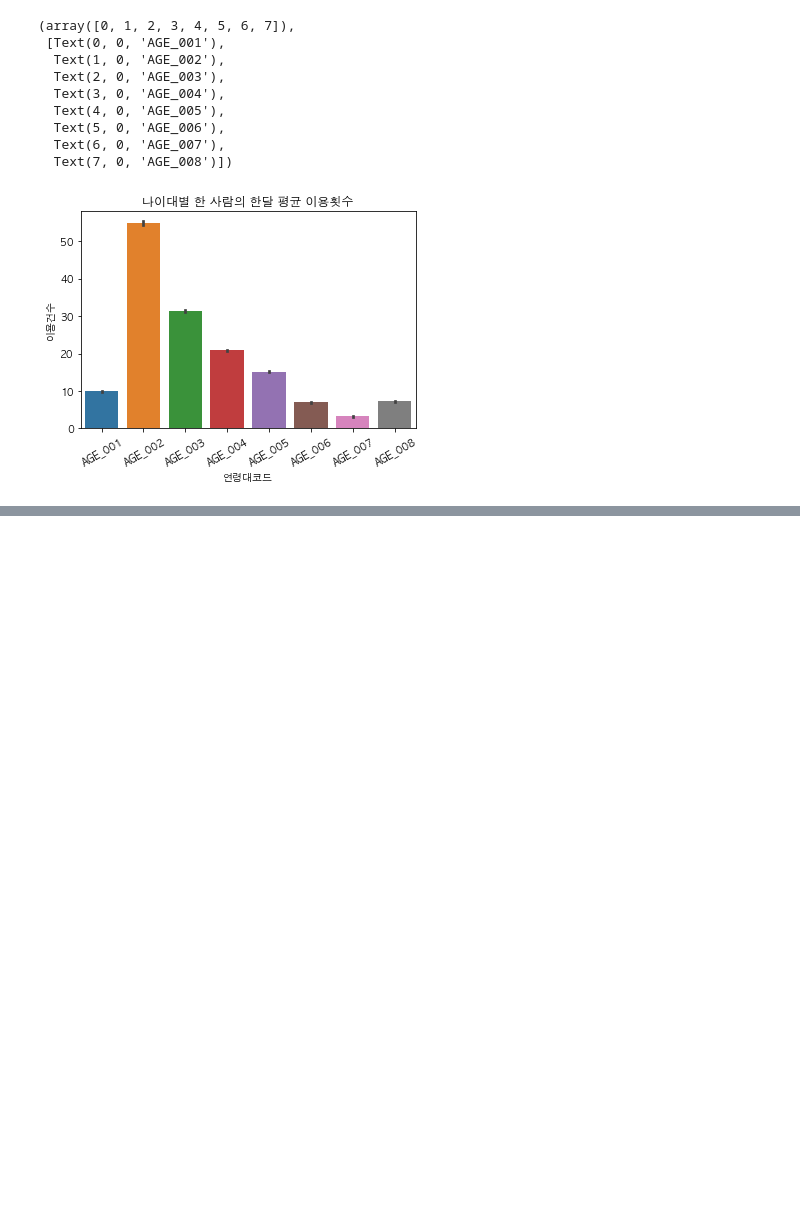
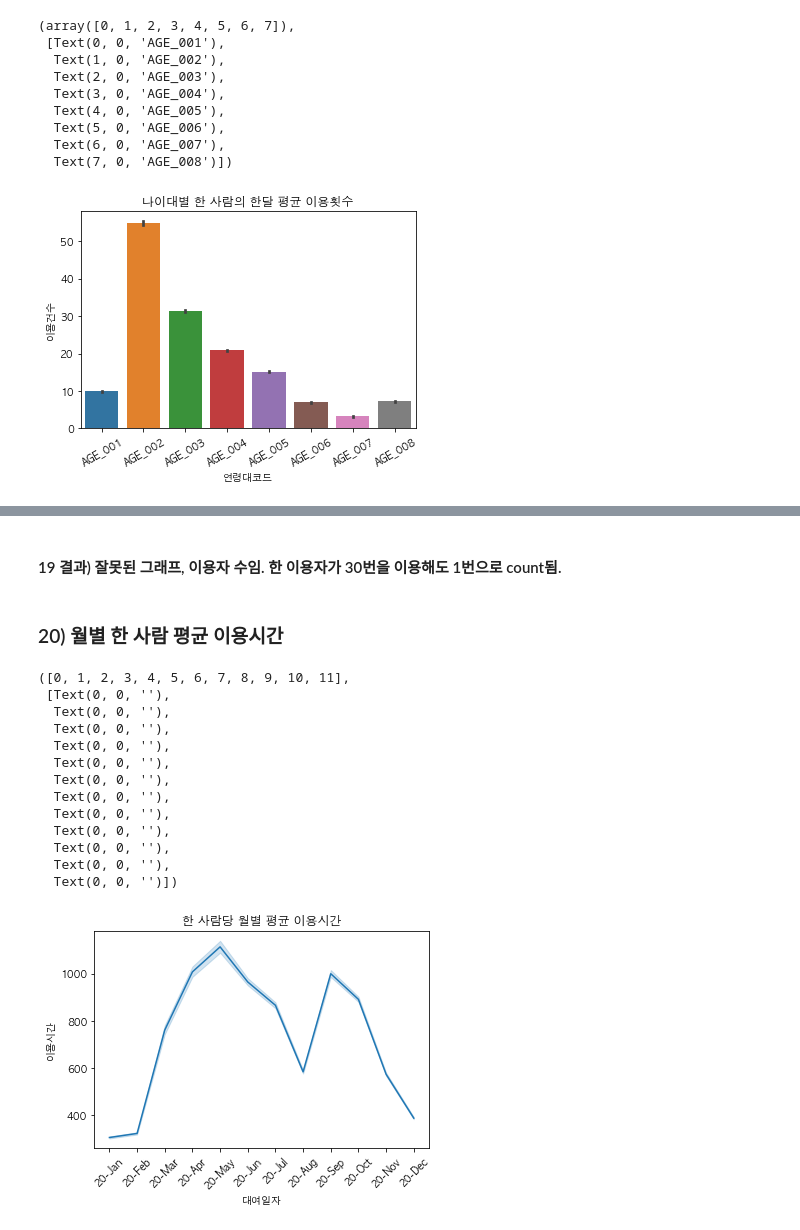
Before and after one commit to jinubot07/LikeLion_13th_DataCourse, a Jupyter notebook: 08_PRJ_team_project/Team_PRJ_bike20.ipynb, the cells around one changed output, grey strips where cells are left out. Saved outputs shown, nothing was run; the diff lists cells and outputs as text; code cells hidden in the pictures; blank space fills up the shorter version.

Commit message:
TP_bike20

```diff
--- a/08_PRJ_team_project/Team_PRJ_bike.ipynb
+++ b/08_PRJ_team_project/Team_PRJ_bike20.ipynb
@@ -497,0 +500,5 @@ plt.xticks(rotation=30)
+# %%
+bike_2020 = pd.read_csv('./data_set/공공자전거 이용정보(2020년 전월).csv', encoding = 'cp949')
+
+sns.countplot(x='대여일자', data=bike_2020).set_title('월별 공공 자전거 총 이용건수')
+plt.xticks(rotation=45)
@@ -497,0 +520,22 @@ plt.xticks(rotation=30)
+# %% [markdown]
+#### 19 결과) 잘못된 그래프, 이용자 수임. 한 이용자가 30번을 이용해도 1번으로 count됨.
+# %% [markdown]
+### 20) 월별 한 사람 평균 이용시간
+# %%
+sns.lineplot(x='대여일자', y ='이용시간', data=bike_2020).set(title='한 사람당 월별 평균 이용시간')
+plt.xticks(rotation=45)
+# %% [output]
+([0, 1, 2, 3, 4, 5, 6, 7, 8, 9, 10, 11],
+ [Text(0, 0, ''),
+  Text(0, 0, ''),
+  Text(0, 0, ''),
+  Text(0, 0, ''),
+  Text(0, 0, ''),
+  Text(0, 0, ''),
+  Text(0, 0, ''),
+  Text(0, 0, ''),
+  Text(0, 0, ''),
+  Text(0, 0, ''),
+  Text(0, 0, ''),
+  Text(0, 0, '')])
+[figure, added]
```
Also changed, not shown: parts of 8 cells of this notebook, 2 other files.
